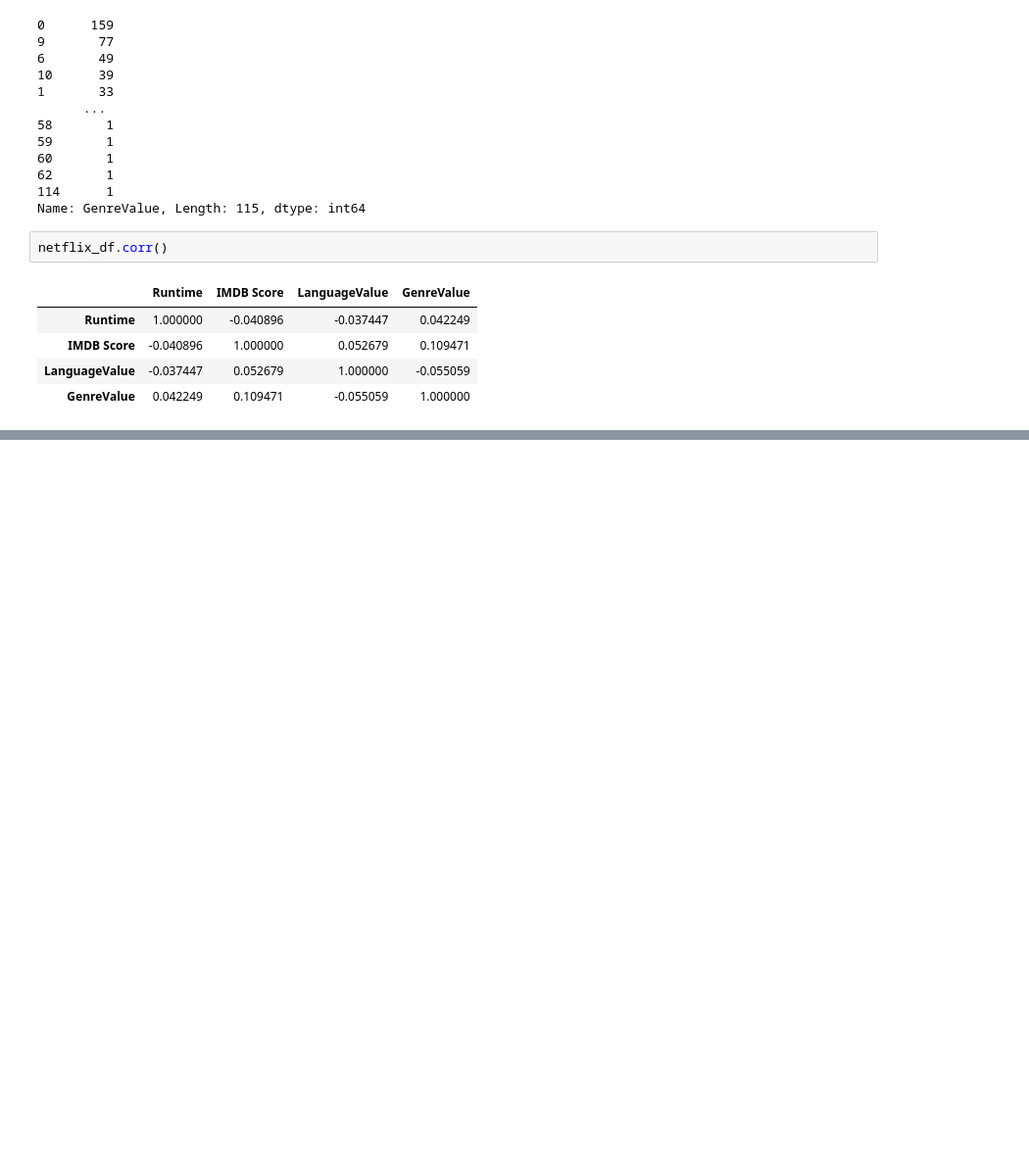
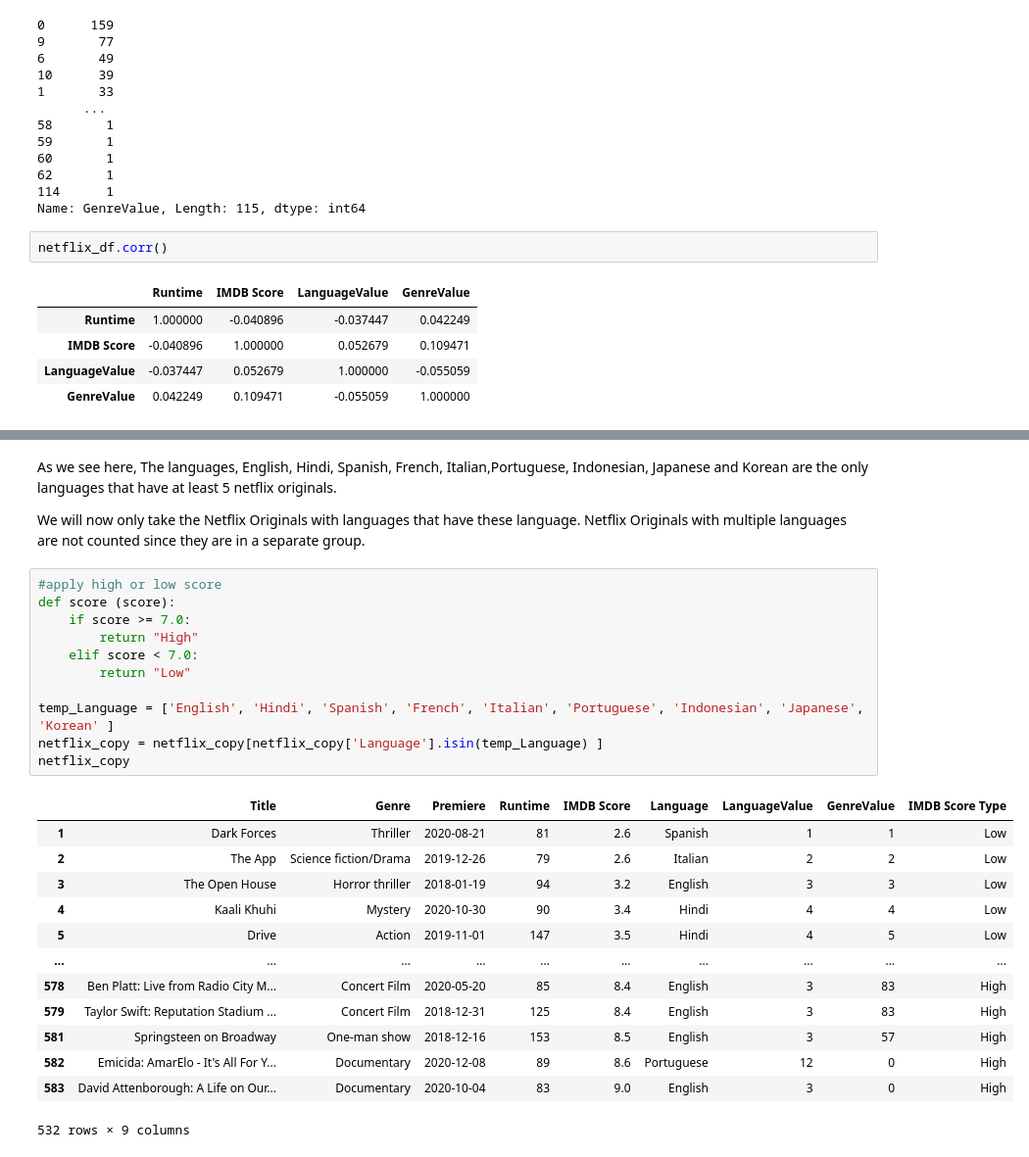
Before and after one commit to azrielortega/CSMODEL-Project-1, a Jupyter notebook: Group 23 - Project 1.ipynb, the cells around one changed output, grey strips where cells are left out. Shown at 98% size. Saved outputs shown, nothing was run; the diff lists cells and outputs as text; blank space fills up the shorter version.

```diff
--- a/Group 23 - Project 1.ipynb
+++ b/Group 23 - Project 1.ipynb
@@ -366,0 +448,29 @@ netflix_df.corr()
+# %% [markdown]
+As we see here, The languages, English, Hindi, Spanish, French, Italian,Portuguese, Indonesian, Japanese and Korean are the only languages that have at least 5 netflix originals. <br>
+
+We will now only take the Netflix Originals with languages that have these language. Netflix Originals with multiple languages are not counted since they are in a separate group.
+# %%
+#apply high or low score
+def score (score):
+    if score >= 7.0:
+        return "High"
+    elif score < 7.0:
+        return "Low"
+
+temp_Language = ['English', 'Hindi', 'Spanish', 'French', 'Italian', 'Portuguese', 'Indonesian', 'Japanese', 'Korean' ]
+netflix_copy = netflix_copy[netflix_copy['Language'].isin(temp_Language) ]
+netflix_copy
+# %% [output]
+|  | Title | Genre | Premiere | Runtime | IMDB Score | Language | LanguageValue | GenreValue | IMDB Score Type |
+| 1 | Dark Forces | Thriller | 2020-08-21 | 81 | 2.6 | Spanish | 1 | 1 | Low |
+| 2 | The App | Science fiction/Drama | 2019-12-26 | 79 | 2.6 | Italian | 2 | 2 | Low |
+| 3 | The Open House | Horror thriller | 2018-01-19 | 94 | 3.2 | English | 3 | 3 | Low |
+| 4 | Kaali Khuhi | Mystery | 2020-10-30 | 90 | 3.4 | Hindi | 4 | 4 | Low |
+| 5 | Drive | Action | 2019-11-01 | 147 | 3.5 | Hindi | 4 | 5 | Low |
+| ... | ... | ... | ... | ... | ... | ... | ... | ... | ... |
+| 578 | Ben Platt: Live from Radio City M... | Concert Film | 2020-05-20 | 85 | 8.4 | English | 3 | 83 | High |
+| 579 | Taylor Swift: Reputation Stadium ... | Concert Film | 2018-12-31 | 125 | 8.4 | English | 3 | 83 | High |
+| 581 | Springsteen on Broadway | One-man show | 2018-12-16 | 153 | 8.5 | English | 3 | 57 | High |
+| 582 | Emicida: AmarElo - It's All For Y... | Documentary | 2020-12-08 | 89 | 8.6 | Portuguese | 12 | 0 | High |
+| 583 | David Attenborough: A Life on Our... | Documentary | 2020-10-04 | 83 | 9.0 | English | 3 | 0 | High |
+532 rows × 9 columns
```
Also changed, not shown: parts of 16 cells of this notebook.
